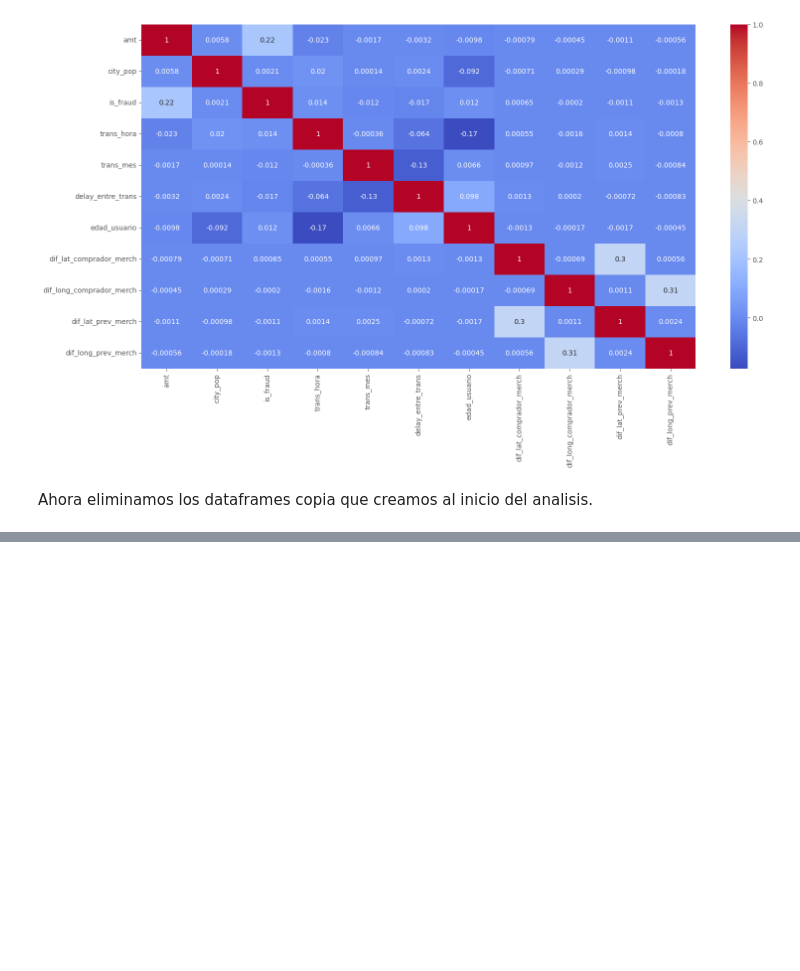
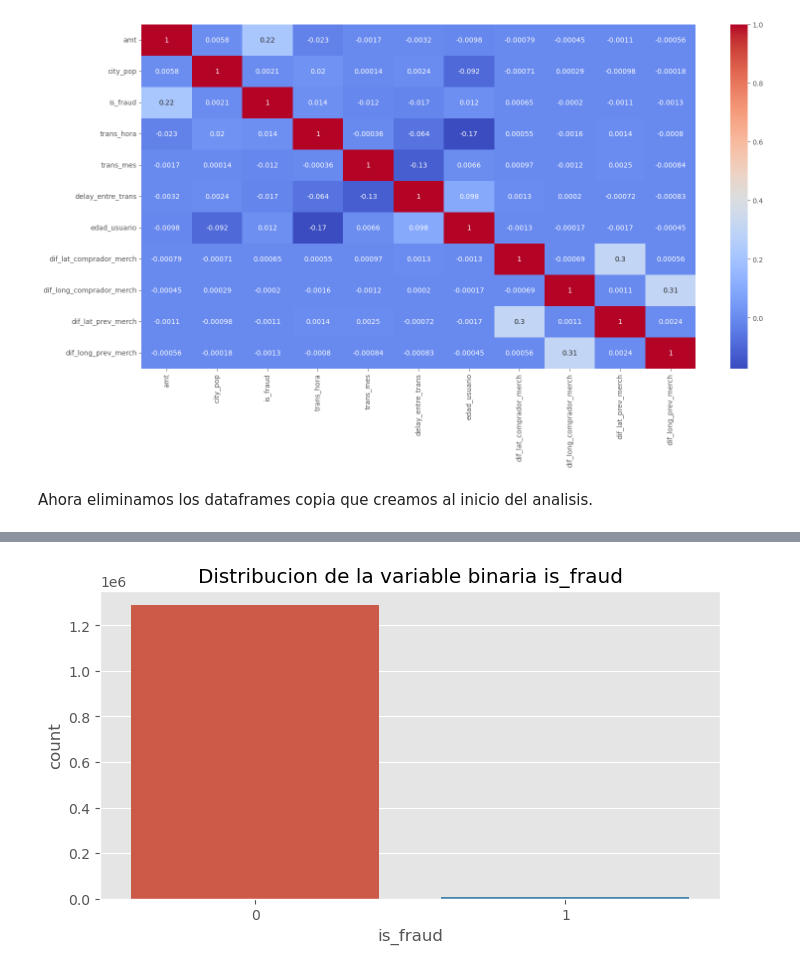
Before and after one commit to lc-sanchez/TP1-MachineLearning, a Jupyter notebook: Detección de Fraude.ipynb, the cells around one changed output, grey strips where cells are left out. Cells and saved outputs as stored; diff of their text form; code cells hidden in the pictures; blank space fills up the shorter version.

```diff
--- a/Detección de Fraude.ipynb
+++ b/Detección de Fraude.ipynb
@@ -597,0 +662,8 @@ del fraudes
+# %%
+plt.figure(figsize=[8,4])
+
+sns.countplot(x='is_fraud',data=data[['is_fraud']])
+plt.title('Distribucion de la variable binaria is_fraud')
+plt.show()
+# %% [output]
+[figure, added]
```
Also changed, not shown: parts of 80 cells of this notebook.
